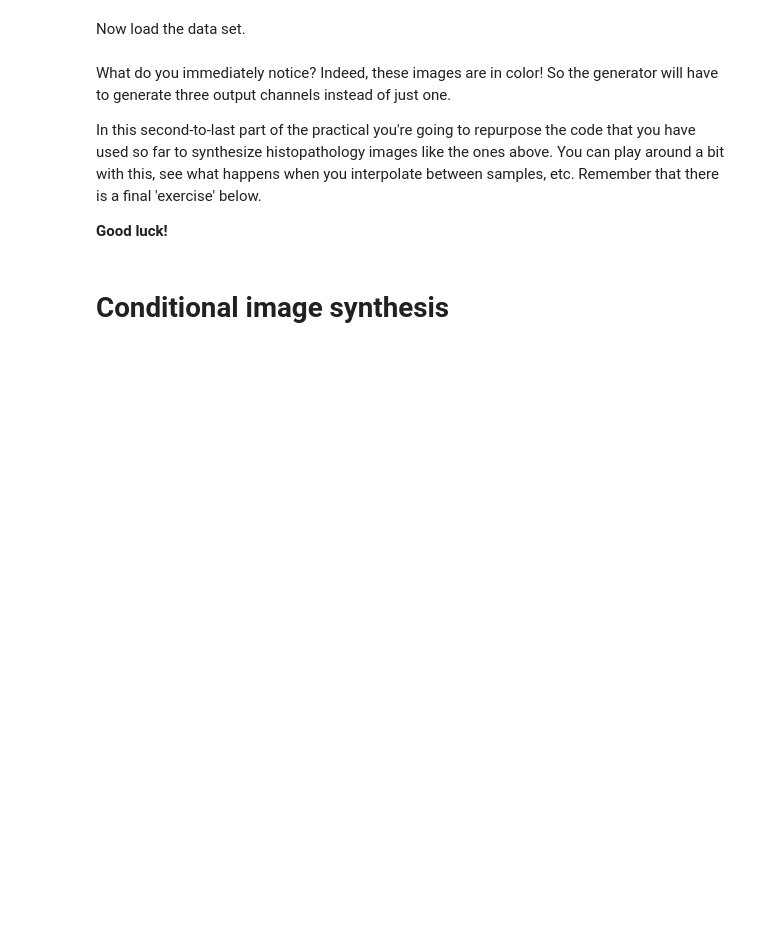
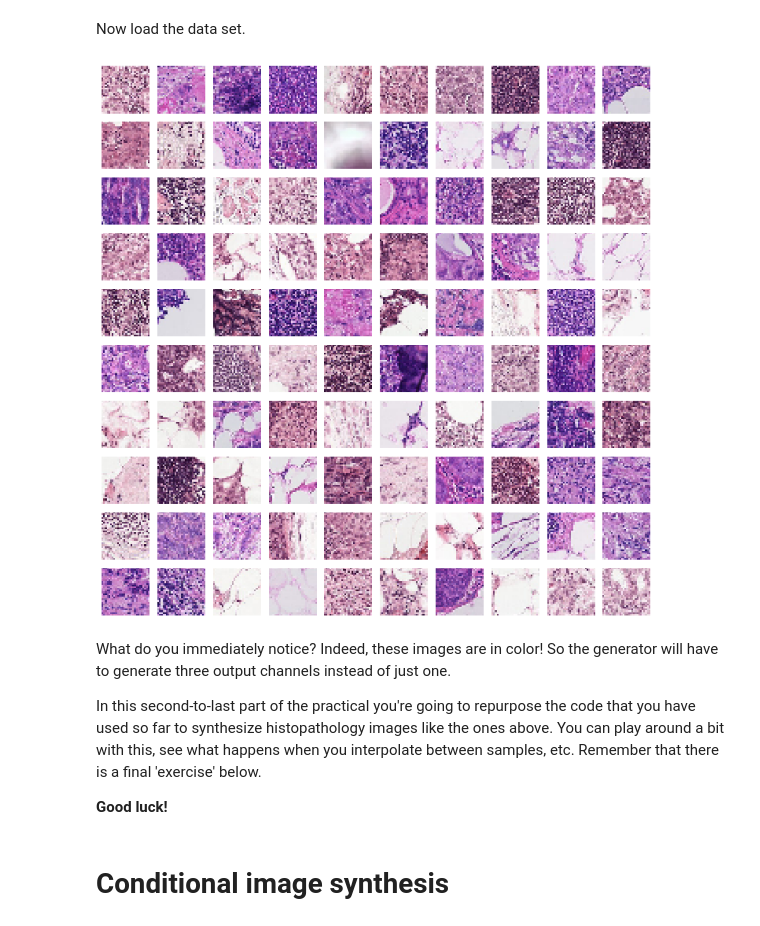
Before and after one commit to VincentV0/8dm50-machine-learning, a Jupyter notebook: practicals/week_5.ipynb, the cells around one changed output. Cells and saved outputs as stored; diff of their text form; code cells hidden in the pictures; blank space fills up the shorter version.

```diff
--- a/practicals/week_5.ipynb
+++ b/practicals/week_5.ipynb
@@ -837,20 +886,22 @@ def loadPatchCamelyon(path):
     f.close()
     return train_set
 # %%
-train_set_images = loadPatchCamelyon(r'valid_28.pkl.gz')
+train_set_images = loadPatchCamelyon(r'./valid_28.pkl.gz')
 
 def plotImagesPatchCamelyon(images, dim=(10, 10), figsize=(10, 10), title=''):
     plt.figure(figsize=figsize)
     for i in range(images.shape[0]):
         plt.subplot(dim[0], dim[1], i+1)
         plt.imshow(images[i], interpolation='nearest')
         plt.axis('off')
     plt.tight_layout()
     plt.suptitle(title)
     plt.show()
 
 
 plotImagesPatchCamelyon(train_set_images[np.random.randint(0, train_set_images.shape[0], size=100)].reshape(100, 28, 28, 3)/255.0)
+# %% [output]
+[figure, added]
 # %% [markdown]
 What do you immediately notice? Indeed, these images are in color! So the generator will have to generate three output channels instead of just one.
 
```
Also changed, not shown: parts of 18 cells of this notebook.
